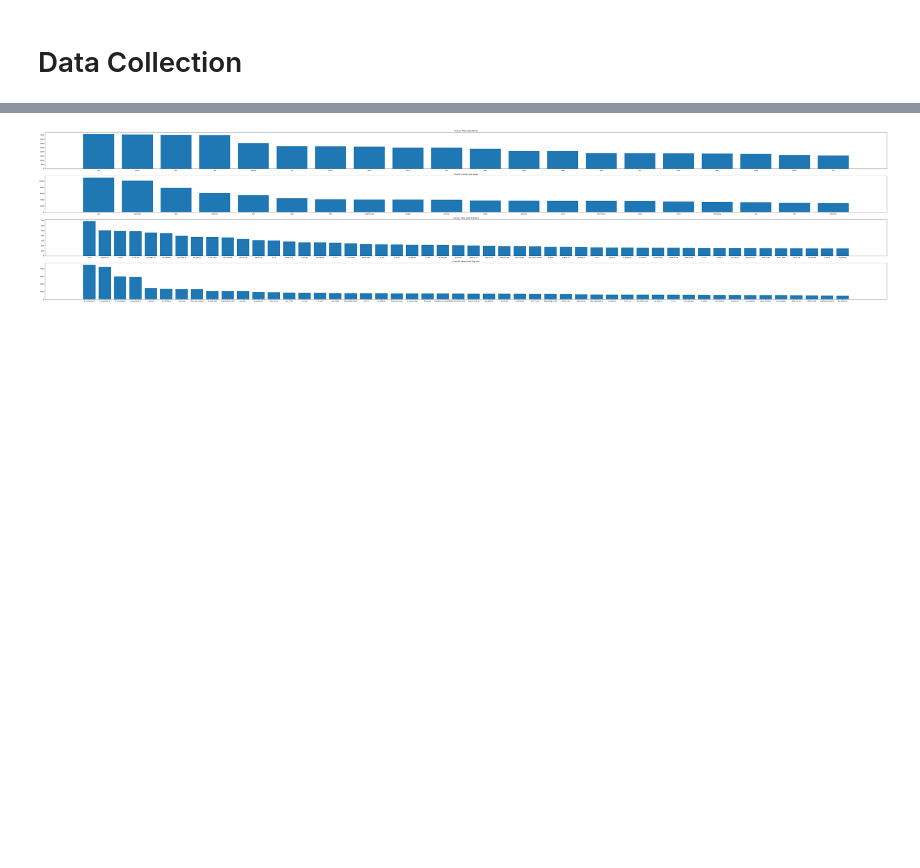
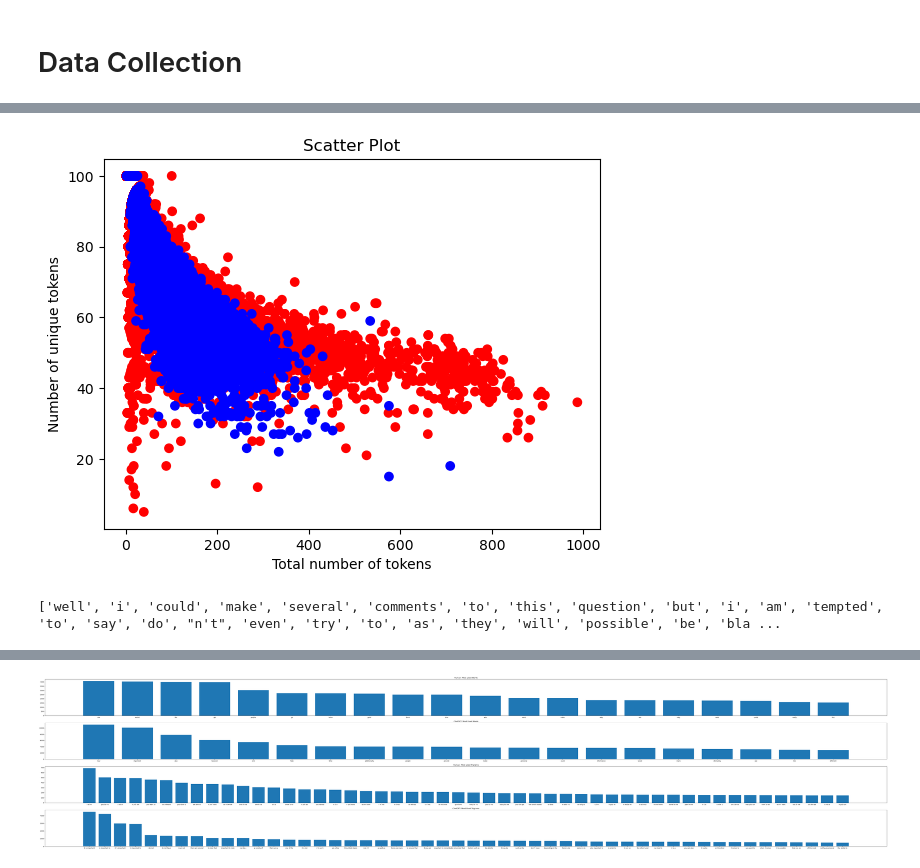
Before and after one commit to rustybucket-cloud/chatgpt-detection-app, a Jupyter notebook: notebooks/data.ipynb, the cells around one changed output, grey strips where cells are left out. Saved outputs shown, nothing was run; the diff lists cells and outputs as text; code cells hidden in the pictures; blank space fills up the shorter version.

```diff
--- a/notebooks/data.ipynb
+++ b/notebooks/data.ipynb
@@ -129 +173,20 @@ plt.bar(["human", "ChatGPT"], [human_median, ai_median])
+# %%
+import matplotlib.pyplot as plt
+
+# Create the scatter plot
+plt.scatter(x, y, c=colors)
+
+# Add labels and title
+plt.xlabel('Total number of tokens')
+plt.ylabel('Number of unique tokens')
+plt.title('Scatter Plot')
+
+# Display the plot
+plt.show()
+# %% [output]
+[figure, added]
+# %%
+print(df["tokens"][0])
+# %% [output]
+['well', 'i', 'could', 'make', 'several', 'comments', 'to', 'this', 'question', 'but', 'i', 'am', 'tempted', 'to', 'say', 'do', "n't", 'even', 'try', 'to', 'as', 'they', 'will', 'possible', 'be', 'bla ...
 # %%
```
Also changed, not shown: parts of 11 cells of this notebook, 15 other files.
